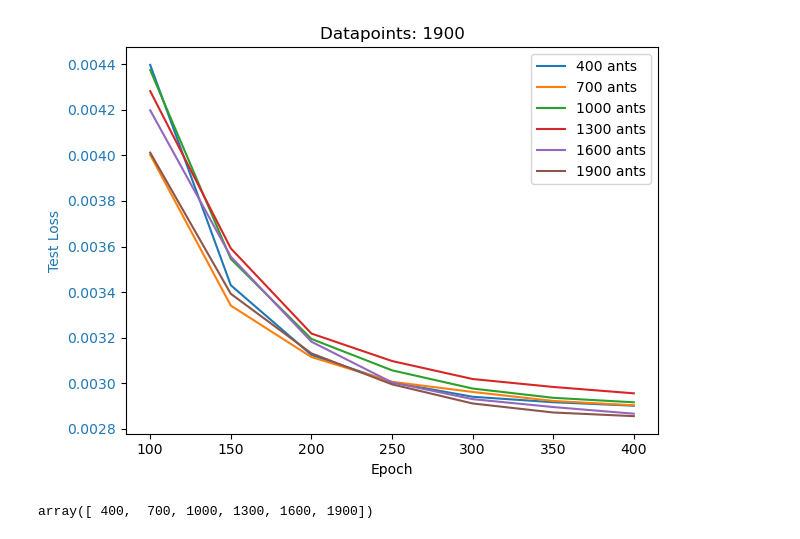
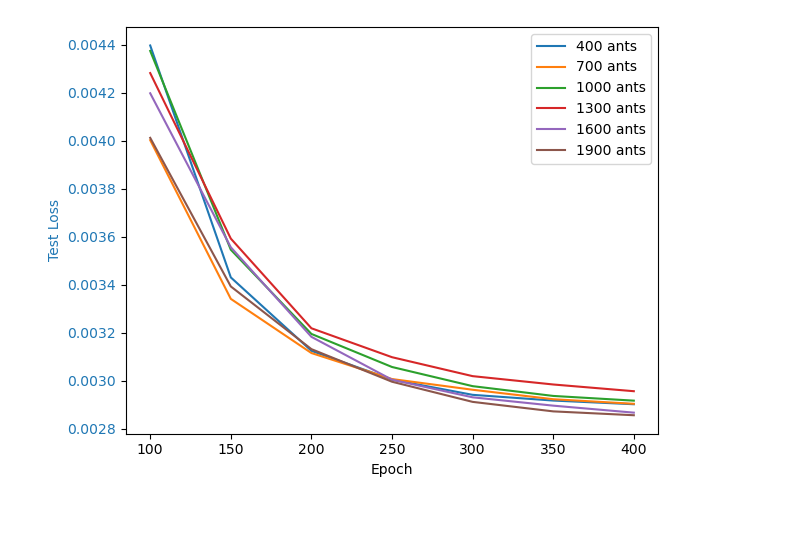
Before and after one commit to CS-433/ml-project-2-jmw, a Jupyter notebook: analysis.ipynb, the cells around one changed output. Cells and saved outputs as stored; diff of their text form; code cells hidden in the pictures.

Commit message:
plot

```diff
--- a/analysis.ipynb
+++ b/analysis.ipynb
@@ -8,27 +9,23 @@ df = df1.groupby(['datapoints', 'epoch']).mean().drop('experiment', axis=1).rese
 # %%
 unique_datapoints = df["datapoints"].unique()
 
 fig, ax1 = plt.subplots()
 ax1.set_xlabel("Epoch")
 i=0
 
 for datapoint in unique_datapoints:
     subset = df[df["datapoints"] == datapoint].iloc[2:]
 
     # Plot test_loss on primary y-axis
     ax1.set_ylabel("Test Loss", color="tab:blue")
     ax1.plot(subset["epoch"], subset["test_loss"], label=f"{unique_datapoints[i]} ants")
     i = i+1
 
 ax1.tick_params(axis="y", labelcolor="tab:blue")
 # Title and layout
-plt.title(f"Datapoints: {datapoint}")
 plt.legend()
 fig.tight_layout()
+plt.savefig('plot')
 plt.show()
 # %% [output]
-[figure, old version]
+[figure, new version]
-# %%
-unique_datapoints
-# %% [output]
-array([ 400,  700, 1000, 1300, 1600, 1900])
```
Also changed, not shown: parts of 1 cell of this notebook, 1 other file.
